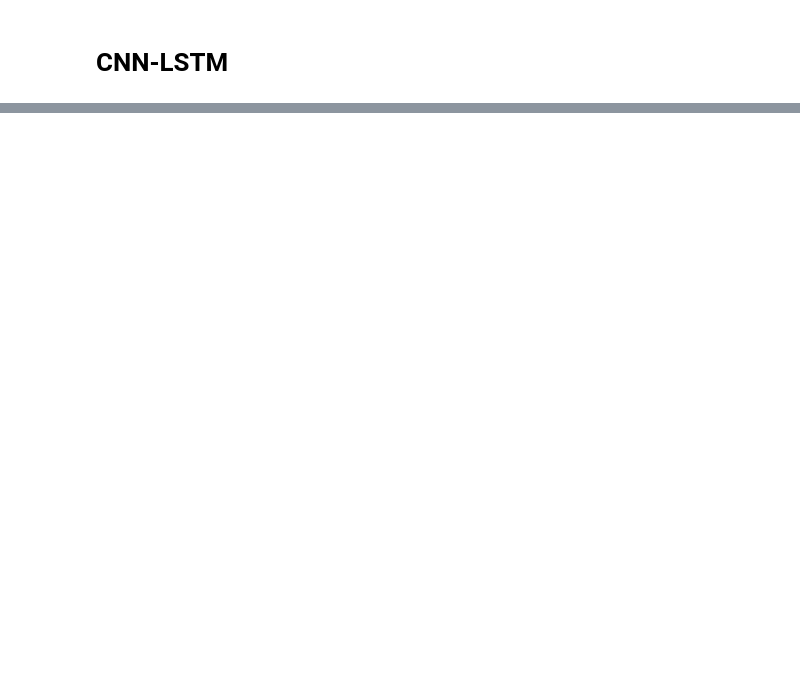
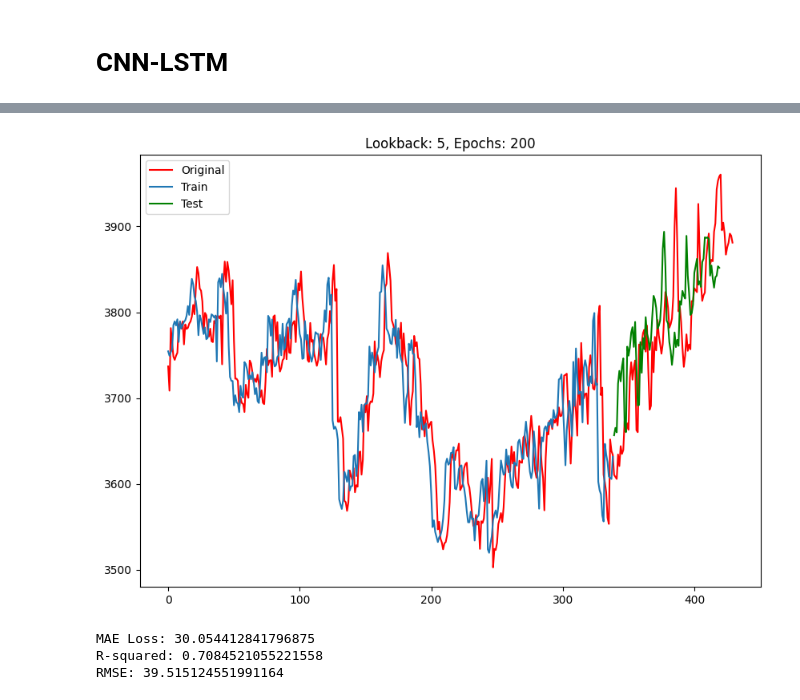
Before and after one commit to vanki2003/Dissertation, a Jupyter notebook: prototype/CNN-LSTM.ipynb, the cells around one changed output, grey strips where cells are left out. Drawn from its saved outputs; the diff is of its cells as text; code cells hidden in the pictures; blank space fills up the shorter version.

```diff
--- a/prototype/CNN-LSTM.ipynb
+++ b/prototype/CNN-LSTM.ipynb
@@ -293,0 +427,46 @@ R-squared (R2): 0.8691565763237744
+# %%
+model.eval()
+with torch.no_grad():
+    train_outputs = []
+    for X, _ in train_loader:
+        X = X.to(device)
+        y_pred = model(X)
+        train_outputs.append(y_pred.cpu().numpy())
+
+    train_outputs = np.concatenate(train_outputs)
+
+test_outputs = []
+with torch.no_grad():
+    for X, _ in test_loader:
+        X = X.to(device)
+        y_pred = model(X)
+        test_outputs.append(y_pred.cpu().numpy())
+
+test_outputs = np.concatenate(test_outputs)
+
+#multiplying back the mean and standard deviation, essentially undoing the normalization before plotting
+plt.figure(figsize=(10, 7))
+plt.plot(range(len(np_arr)), np_arr*std+mean, label="Original", c="r")
+plt.plot(range(len(train_outputs)), train_outputs*std+mean, label="Train")
+plt.plot(range(len(train_outputs), len(train_outputs) + len(test_outputs)), test_outputs*std+mean, label="Test", c="g")
+plt.title(f"Lookback: {lookback}, Epochs: {num_epoch}")
+plt.legend()
+plt.show()
+# %% [output]
+[figure, added]
+# %%
+y_test2= y_test*std+mean
+test_outputs2= test_outputs*std+mean
+
+from sklearn.metrics import mean_squared_error, r2_score
+y_test_np = y_test2.detach().numpy()
+l1_loss = torch.nn.L1Loss()(torch.from_numpy(test_outputs2), y_test2).item()
+r_squared = r2_score(y_test_np, test_outputs2)
+rmse = np.sqrt(mean_squared_error(y_test_np, test_outputs2))
+print(f"MAE Loss: {l1_loss}")
+print(f"R-squared: {r_squared}")
+print(f"RMSE: {rmse}")
+# %% [output]
+MAE Loss: 30.054412841796875
+R-squared: 0.7084521055221558
+RMSE: 39.515124551991164
```
Also changed, not shown: parts of 7 cells of this notebook.
